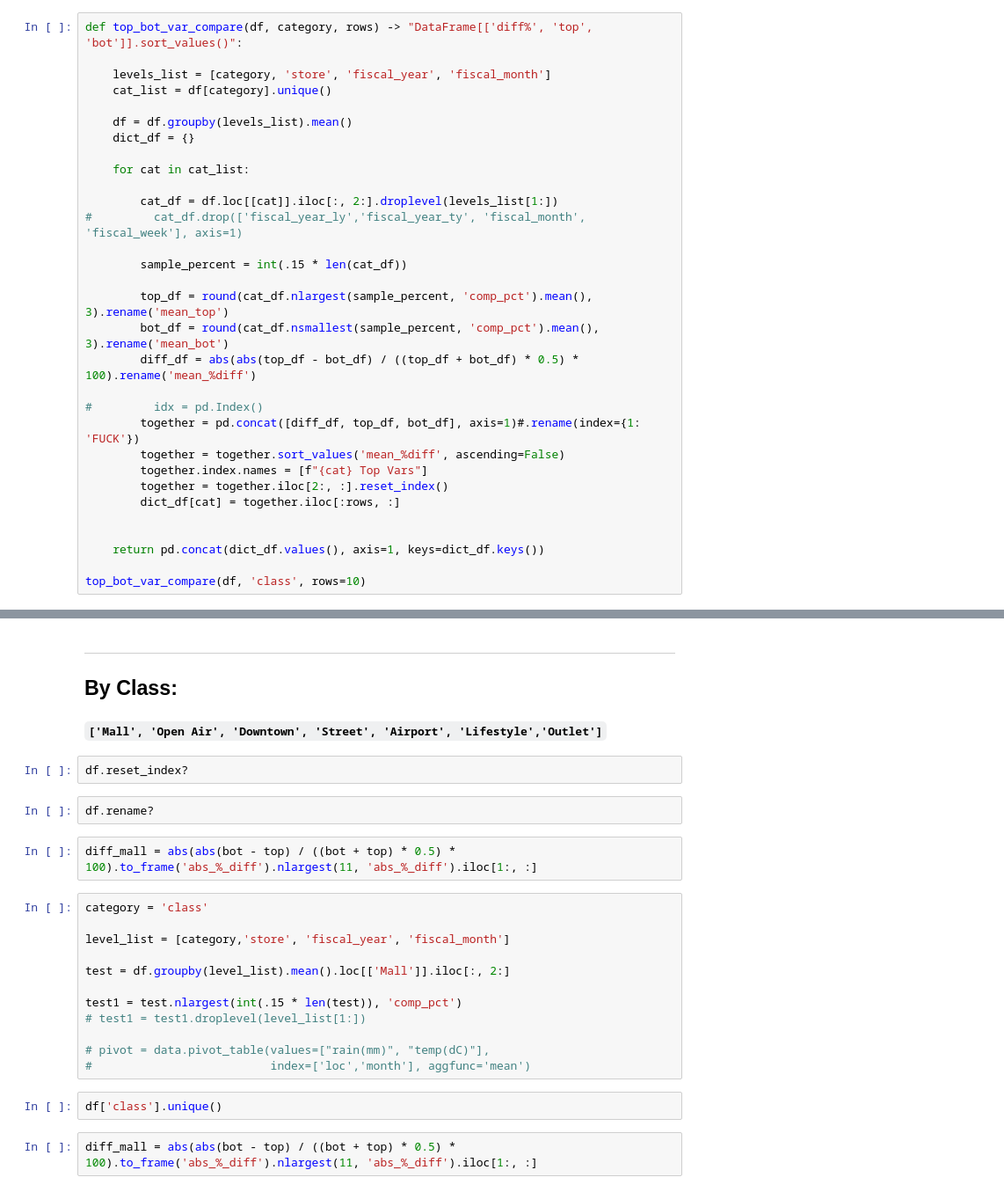
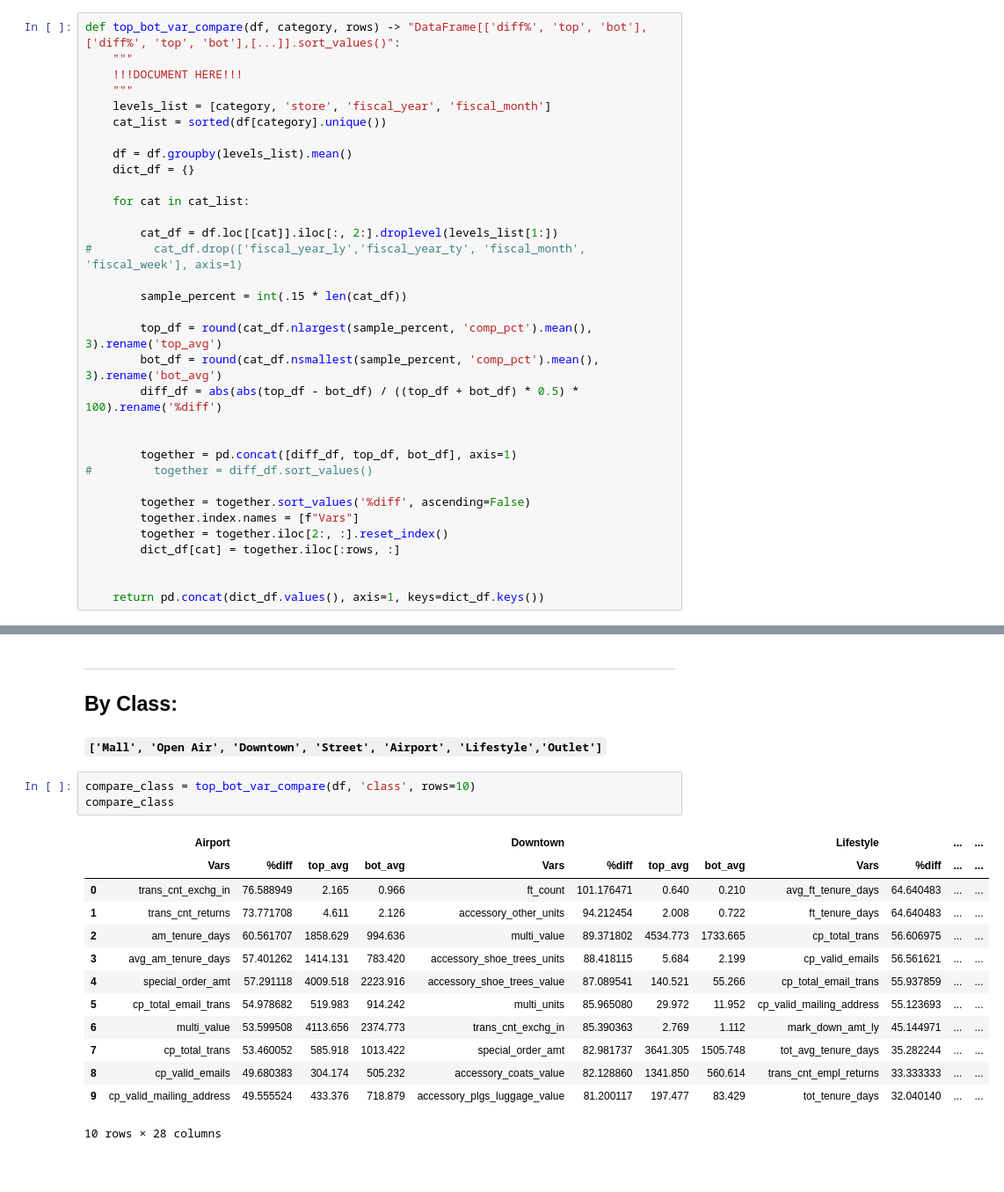
Before and after one commit to RakshandaKaukab05/Percent-comp-increase-sandals, a Jupyter notebook: serge_3_refactor_and_percentDifference_function.ipynb, the cells around one changed output, grey strips where cells are left out. Shown: that part at 88% size. Saved outputs shown, nothing was run; the diff lists cells and outputs as text; blank space fills up the shorter version.

Commit message:
printed out HTML tables

```diff
--- a/serge_3_refactor_and_percentDifference_function.ipynb
+++ b/serge_3_refactor_and_percentDifference_function.ipynb
@@ -50,8 +65,10 @@ df = map_my_dataframe(main_df, store_master_df, store_master_df.columns[2:], map
 # %%
-def top_bot_var_compare(df, category, rows) -> "DataFrame[['diff%', 'top', 'bot']].sort_values()":
-
+def top_bot_var_compare(df, category, rows) -> "DataFrame[['diff%', 'top', 'bot'], ['diff%', 'top', 'bot'],[...]].sort_values()":
+    """
+    !!!DOCUMENT HERE!!!
+    """
     levels_list = [category, 'store', 'fiscal_year', 'fiscal_month']
-    cat_list = df[category].unique()
+    cat_list = sorted(df[category].unique())
 
     df = df.groupby(levels_list).mean()
     dict_df = {}
@@ -63,18 +80,18 @@ def top_bot_var_compare(df, category, rows) -> "DataFrame[['diff%', 'top', 'bot'
 
         sample_percent = int(.15 * len(cat_df))
 
-        top_df = round(cat_df.nlargest(sample_percent, 'comp_pct').mean(), 3).rename('mean_top')
-        bot_df = round(cat_df.nsmallest(sample_percent, 'comp_pct').mean(), 3).rename('mean_bot')
-        diff_df = abs(abs(top_df - bot_df) / ((top_df + bot_df) * 0.5) * 100).rename('mean_%diff')
+        top_df = round(cat_df.nlargest(sample_percent, 'comp_pct').mean(), 3).rename('top_avg')
+        bot_df = round(cat_df.nsmallest(sample_percent, 'comp_pct').mean(), 3).rename('bot_avg')
+        diff_df = abs(abs(top_df - bot_df) / ((top_df + bot_df) * 0.5) * 100).rename('%diff')
 
-#         idx = pd.Index()
-        together = pd.concat([diff_df, top_df, bot_df], axis=1)#.rename(index={1: 'FUCK'})
-        together = together.sort_values('mean_%diff', ascending=False)
-        together.index.names = [f"{cat} Top Vars"]
+
+        together = pd.concat([diff_df, top_df, bot_df], axis=1)
+#         together = diff_df.sort_values()
+
+        together = together.sort_values('%diff', ascending=False)
+        together.index.names = [f"Vars"]
         together = together.iloc[2:, :].reset_index()
         dict_df[cat] = together.iloc[:rows, :]
 
 
     return pd.concat(dict_df.values(), axis=1, keys=dict_df.keys())
-
-top_bot_var_compare(df, 'class', rows=10)
@@ -97,25 +100,20 @@ top_bot_var_compare(df, 'class', rows=10)
 
 ## By Class:
 #### `['Mall', 'Open Air', 'Downtown', 'Street', 'Airport', 'Lifestyle','Outlet']`
-# %%
-df.reset_index?
-# %%
-df.rename?
-# %%
-diff_mall = abs(abs(bot - top) / ((bot + top) * 0.5) * 100).to_frame('abs_%_diff').nlargest(11, 'abs_%_diff').iloc[1:, :]
-# %%
-category = 'class'
-
-level_list = [category,'store', 'fiscal_year', 'fiscal_month']
-
-test = df.groupby(level_list).mean().loc[['Mall']].iloc[:, 2:]
-
-test1 = test.nlargest(int(.15 * len(test)), 'comp_pct')
-# test1 = test1.droplevel(level_list[1:])
-
-# pivot = data.pivot_table(values=["rain(mm)", "temp(dC)"],
-#                          index=['loc','month'], aggfunc='mean')
-# %%
-df['class'].unique()
-# %%
-diff_mall = abs(abs(bot - top) / ((bot + top) * 0.5) * 100).to_frame('abs_%_diff').nlargest(11, 'abs_%_diff').iloc[1:, :]
+# %%
+compare_class = top_bot_var_compare(df, 'class', rows=10)
+compare_class
+# %% [output]
+|  | Airport |  |  |  | Downtown |  |  |  | Lifestyle |  | ... | ... |
+|  | Vars | %diff | top_avg | bot_avg | Vars | %diff | top_avg | bot_avg | Vars | %diff | ... | ... |
+| 0 | trans_cnt_exchg_in | 76.588949 | 2.165 | 0.966 | ft_count | 101.176471 | 0.640 | 0.210 | avg_ft_tenure_days | 64.640483 | ... | ... |
+| 1 | trans_cnt_returns | 73.771708 | 4.611 | 2.126 | accessory_other_units | 94.212454 | 2.008 | 0.722 | ft_tenure_days | 64.640483 | ... | ... |
+| 2 | am_tenure_days | 60.561707 | 1858.629 | 994.636 | multi_value | 89.371802 | 4534.773 | 1733.665 | cp_total_trans | 56.606975 | ... | ... |
+| 3 | avg_am_tenure_days | 57.401262 | 1414.131 | 783.420 | accessory_shoe_trees_units | 88.418115 | 5.684 | 2.199 | cp_valid_emails | 56.561621 | ... | ... |
+| 4 | special_order_amt | 57.291118 | 4009.518 | 2223.916 | accessory_shoe_trees_value | 87.089541 | 140.521 | 55.266 | cp_total_email_trans | 55.937859 | ... | ... |
+| 5 | cp_total_email_trans | 54.978682 | 519.983 | 914.242 | multi_units | 85.965080 | 29.972 | 11.952 | cp_valid_mailing_address | 55.123693 | ... | ... |
+| 6 | multi_value | 53.599508 | 4113.656 | 2374.773 | trans_cnt_exchg_in | 85.390363 | 2.769 | 1.112 | mark_down_amt_ly | 45.144971 | ... | ... |
+| 7 | cp_total_trans | 53.460052 | 585.918 | 1013.422 | special_order_amt | 82.981737 | 3641.305 | 1505.748 | tot_avg_tenure_days | 35.282244 | ... | ... |
+| 8 | cp_valid_emails | 49.680383 | 304.174 | 505.232 | accessory_coats_value | 82.128860 | 1341.850 | 560.614 | trans_cnt_empl_returns | 33.333333 | ... | ... |
+| 9 | cp_valid_mailing_address | 49.555524 | 433.376 | 718.879 | accessory_plgs_luggage_value | 81.200117 | 197.477 | 83.429 | tot_tenure_days | 32.040140 | ... | ... |
+10 rows × 28 columns
```
Also changed, not shown: parts of 12 cells of this notebook.
